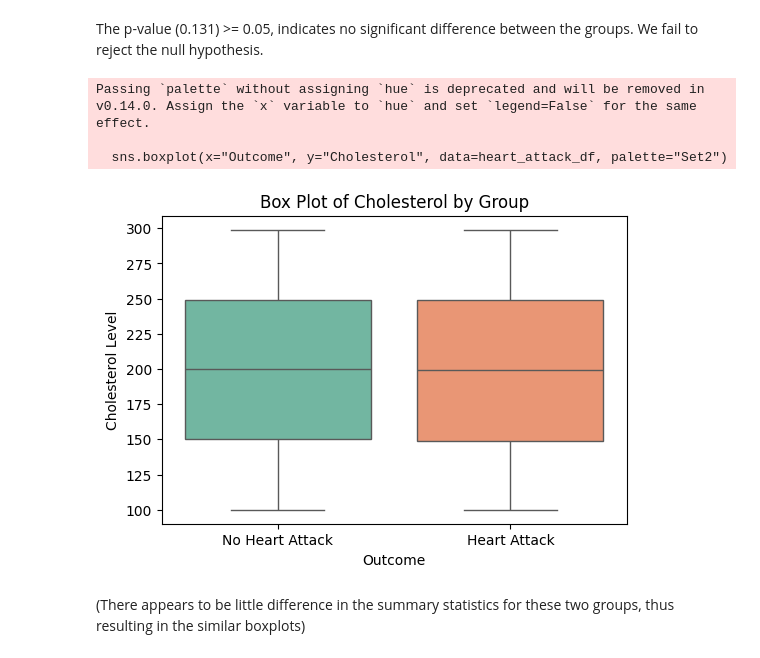
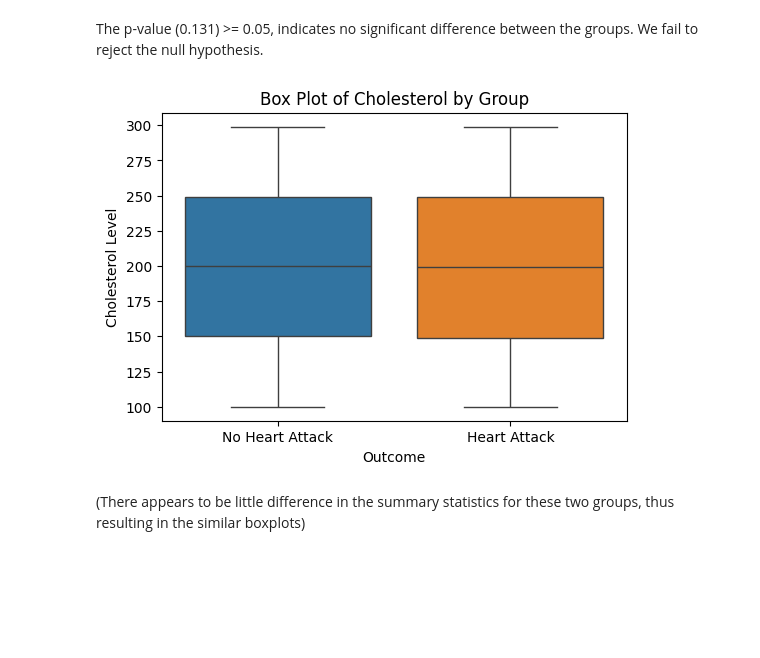
Before and after one commit to kchen3490/cmsc320-final, a Jupyter notebook: notebook.ipynb, the cells around one changed output. Saved outputs shown, nothing was run; the diff lists cells and outputs as text; code cells hidden in the pictures; blank space fills up the shorter version.

```diff
--- a/notebook.ipynb
+++ b/notebook.ipynb
@@ -231,16 +231,13 @@ The p-value (0.131) >= 0.05, indicates no significant difference between the gro
 # %%
 plt.figure(figsize=(6, 4))
 plt.xlabel("Outcome")
 plt.ylabel("Cholesterol Level")
 plt.title("Box Plot of Cholesterol by Group")
-sns.boxplot(x="Outcome", y="Cholesterol", data=heart_attack_df, palette="Set2")
+sns.boxplot(x="Outcome", y="Cholesterol", data=heart_attack_df, hue="Outcome", legend=False)
 
 plt.show()
 # %% [output]
-Passing `palette` without assigning `hue` is deprecated and will be removed in v0.14.0. Assign the `x` variable to `hue` and set `legend=False` for the same effect.
-
-  sns.boxplot(x="Outcome", y="Cholesterol", data=heart_attack_df, palette="Set2")
-[figure, old version]
+[figure, new version]
 # %% [markdown]
 (There appears to be little difference in the summary statistics for these two groups, thus resulting in the similar boxplots)
 # %%
```
Also changed, not shown: parts of 1 cell of this notebook.
